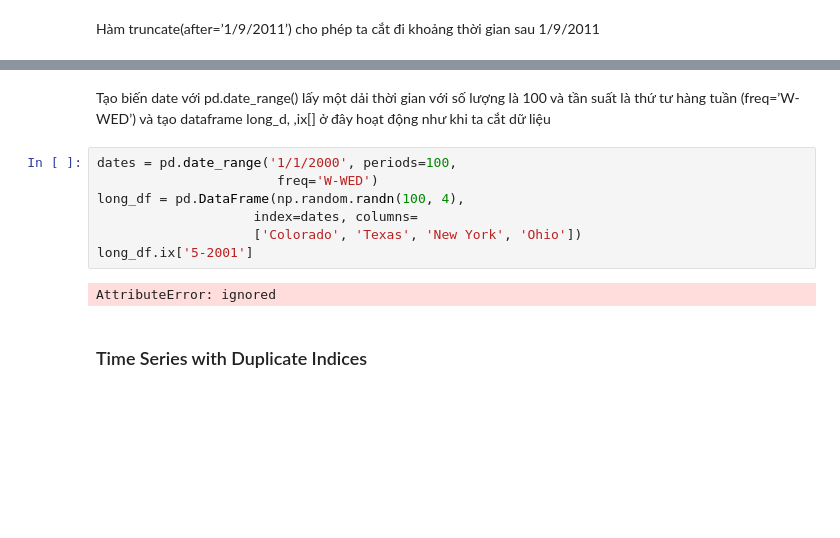
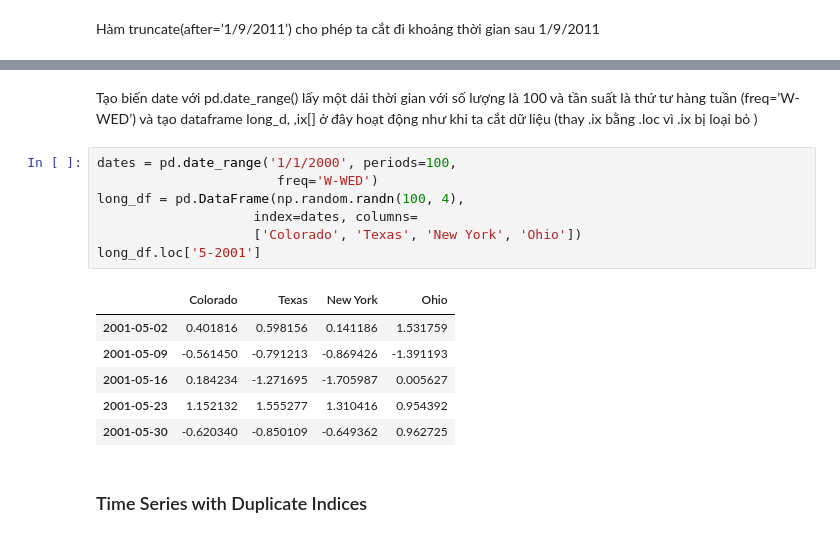
Before and after one commit to Vo-Linh/FDS_TimeSeries, a Jupyter notebook: TimeSeries.ipynb, the cells around one changed output, grey strips where cells are left out. Cells and saved outputs as stored; diff of their text form; blank space fills up the shorter version.

```diff
--- a/TimeSeries.ipynb
+++ b/TimeSeries.ipynb
@@ -269,16 +274,21 @@ dtype: float64
 # %% [markdown]
 Tạo biến date với pd.date_range() lấy một dải thời gian với
 số lượng là 100 và tần suất là thứ tư hàng tuần (freq=’W-WED’) và tạo
-dataframe long_d, ,ix[] ở đây hoạt động như khi ta cắt dữ liệu
+dataframe long_d, ,ix[] ở đây hoạt động như khi ta cắt dữ liệu (thay .ix bằng .loc vì .ix bị loại bỏ )
 # %%
 dates = pd.date_range('1/1/2000', periods=100,
                        freq='W-WED')
 long_df = pd.DataFrame(np.random.randn(100, 4),
                     index=dates, columns=
                     ['Colorado', 'Texas', 'New York', 'Ohio'])
-long_df.ix['5-2001']
+long_df.loc['5-2001']
 # %% [output]
-AttributeError: ignored
+|  | Colorado | Texas | New York | Ohio |
+| 2001-05-02 | 0.401816 | 0.598156 | 0.141186 | 1.531759 |
+| 2001-05-09 | -0.561450 | -0.791213 | -0.869426 | -1.391193 |
+| 2001-05-16 | 0.184234 | -1.271695 | -1.705987 | 0.005627 |
+| 2001-05-23 | 1.152132 | 1.555277 | 1.310416 | 0.954392 |
+| 2001-05-30 | -0.620340 | -0.850109 | -0.649362 | 0.962725 |
 # %% [markdown]
 ### Time Series with Duplicate Indices
 # %% [markdown]
```
Also changed, not shown: parts of 58 cells of this notebook.
